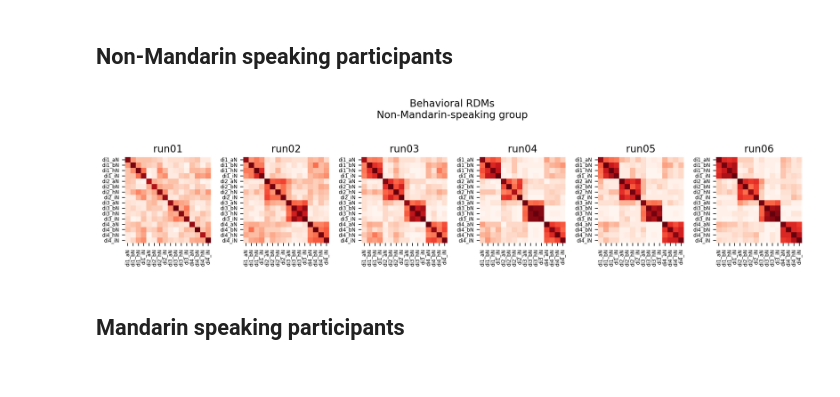
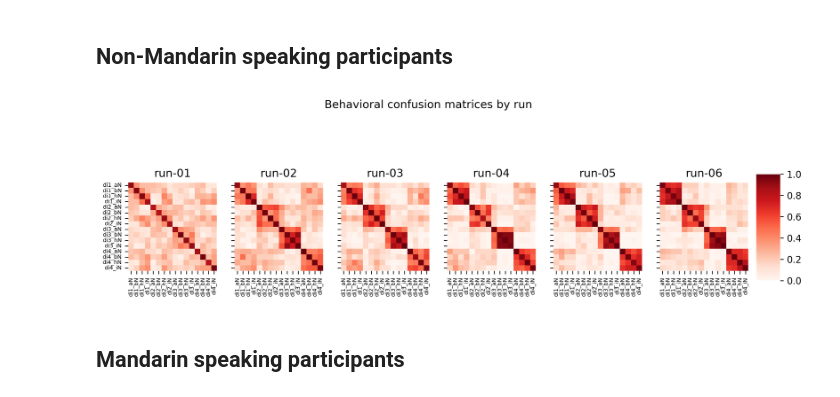
Before and after one commit to sitek/auditory_category_learning, a Jupyter notebook: behav_conversion/behavior_analysis.ipynb, the cells around one changed output. Drawn from its saved outputs; the diff is of its cells as text; code cells hidden in the pictures.

```diff
--- a/behav_conversion/behavior_analysis.ipynb
+++ b/behav_conversion/behavior_analysis.ipynb
@@ -173,8 +253,10 @@ for rx, run in enumerate(range(6)):
         group_cm_list.append(cm)
     run_cm_dict[f'run-0{rx+1}'] = group_cm_list
 # %%
-fig,ax = plt.subplots(1,6, figsize=(12,3), dpi=200)
-fig.suptitle('Response RDMs\nNon-Mandarin-speaking group')
+fig,ax = plt.subplots(1,6, figsize=(12,3), dpi=300, sharey=True)
+fig.suptitle('Response confusion matrices by run')
+
+cbar_ax = fig.add_axes([.91, .3, .03, .4])
 
 for rx, run_id in enumerate(run_cm_dict):
     #print(run_id)
@@ -184,13 +266,16 @@ for rx, run_id in enumerate(run_cm_dict):
                 square=True,
                 cmap='Reds',
                 ax=ax[rx],
-                cbar=False,
-                annot=True,
+                cbar=True, cbar_ax=cbar_ax,
+                annot=False,
+                vmin=0,
+                vmax=1,
                 xticklabels=tone_labels,
                 yticklabels=tone_labels,
                 )
     ax[rx].set_title(run_id)
     ax[rx].tick_params(labelsize=6)
 
-fig.tight_layout()
+#fig.tight_layout()
+fig.savefig('cm_response.svg')
 # %% [output]
@@ -360,34 +445,39 @@ for rx, run in enumerate(range(6)):
 
         sub_run_stim_cm = np.genfromtxt(os.path.join(sub_beh_dir, f'{sub_id}_run-0{rx+1}_stimulus_confusion_matrix.tsv'))
         run_cm_list.append(sub_run_stim_cm)
-    run_cm_dict[f'run0{run+1}'] = run_cm_list
+    run_cm_dict[f'run-0{run+1}'] = run_cm_list
 # %%
 stim_labels = ['di1_aN', 'di1_bN', 'di1_hN', 'di1_iN',
                'di2_aN', 'di2_bN', 'di2_hN', 'di2_iN',
                'di3_aN', 'di3_bN', 'di3_hN', 'di3_iN',
                'di4_aN', 'di4_bN', 'di4_hN', 'di4_iN', ]
 # %%
-fig,ax = plt.subplots(1,6, figsize=(12,3), dpi=200)
-fig.suptitle('Behavioral RDMs\nNon-Mandarin-speaking group')
+fig,ax = plt.subplots(1,6, figsize=(12,4), dpi=300, sharey=True)
+fig.suptitle('Behavioral confusion matrices by run')
+
+cbar_ax = fig.add_axes([.91, .3, .03, .4])
 
 for rx, run_id in enumerate(run_cm_dict):
     #print(run_id)
     run_mean = np.mean(run_cm_dict[run_id], axis=0)
 
     sns.heatmap(run_mean,
                 square=True,
                 cmap='Reds',
+                vmin=0, vmax=1,
                 ax=ax[rx],
-                cbar=False,
+                cbar=True, cbar_ax = cbar_ax,
                 xticklabels=stim_labels,
                 yticklabels=stim_labels,
                 )
     ax[rx].set_title(run_id)
     ax[rx].tick_params(labelsize=6)
+    #ax[rx].set_xticklabels(ax[rx].get_xticklabels(), rotation=60, ha='right');
 
-fig.tight_layout()
+#fig.tight_layout()
+fig.savefig('cm_behavior.svg')
 # %% [output]
-[figure, old version]
+[figure, new version]
 # %% [markdown]
 ## Mandarin speaking participants
 # %%
```
Also changed, not shown: parts of 17 cells of this notebook, 6 other files.
